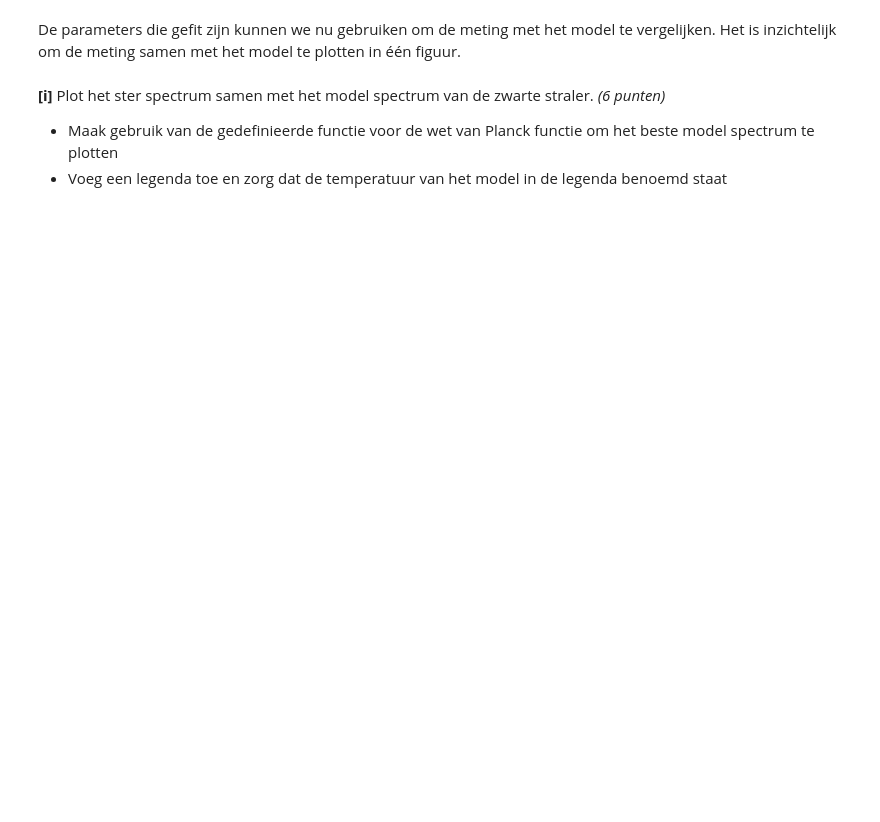
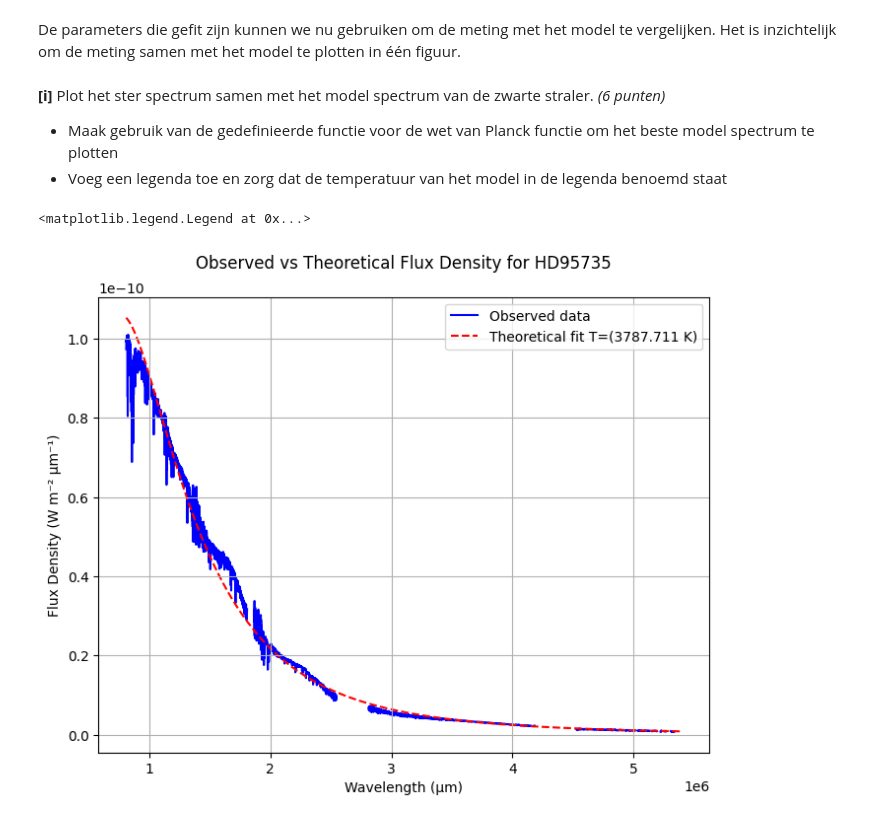
Before and after one commit to TheCaspeer/Universiteit-Leiden, a Jupyter notebook: PM mod4/Huiswerk4.ipynb, the cells around one changed output. Drawn from its saved outputs; the diff is of its cells as text; code cells hidden in the pictures; blank space fills up the shorter version.

```diff
--- a/PM mod4/Huiswerk4.ipynb
+++ b/PM mod4/Huiswerk4.ipynb
@@ -603,4 +656,20 @@ De parameters die gefit zijn kunnen we nu gebruiken om de meting met het model t
 - Maak gebruik van de gedefinieerde functie voor de wet van Planck functie om het beste model spectrum te plotten
 - Voeg een legenda toe en zorg dat de temperatuur van het model in de legenda benoemd staat
 # %%
-# ...
+y_theoratical = pure_planck(wavelength,fitted_T,fitted_scale)
+
+fig, ax = plt.subplots(figsize=(8,6))
+
+# wavelength converted to micrometers for x-axis to be accurate
+ax.plot(wavelength*1e6, flux_density, color="blue", label="Observed data",zorder=-1)
+ax.plot(wavelength*1e6, y_theoratical, color="red", label=f"Theoretical fit T=({fitted_T:.3f} K)", linestyle="dashed",zorder=1) # have theoratical data below observed data
+ax.grid(True)
+ax.set_xlabel("Wavelength (µm)")
+ax.set_ylabel("Flux Density (W m⁻² µm⁻¹)")
+ax.set_title(f"Observed vs Theoretical Flux Density for HD95735\n")
+ax.legend()
+
+# aangezien de fit heel goed lijkt, was mijn hypothese dat de plot te optimistisch was niet correct.
+# %% [output]
+<matplotlib.legend.Legend at 0x...>
+[figure, added]
```
Also changed, not shown: parts of 3 cells of this notebook.
